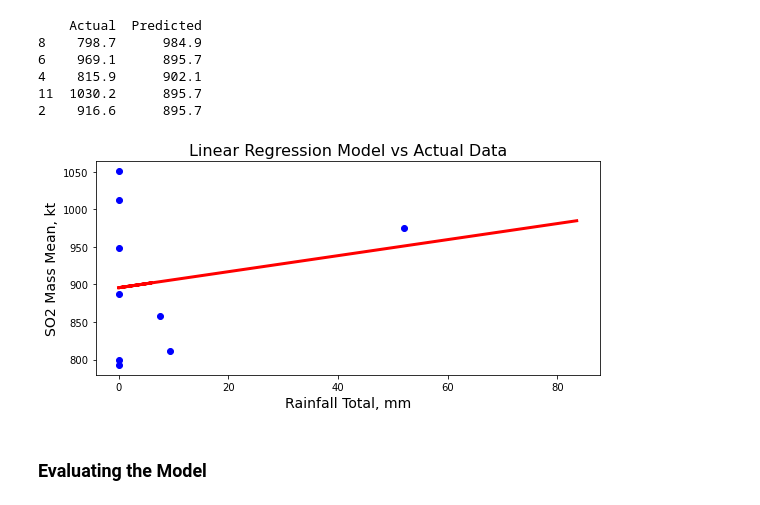
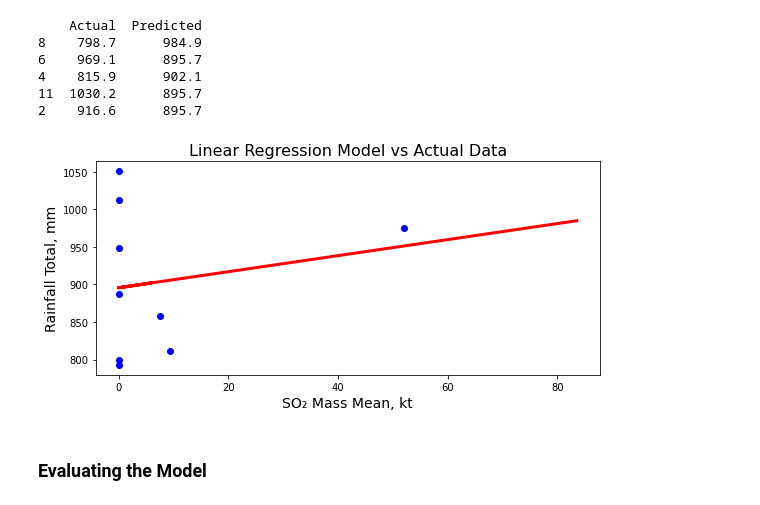
Before and after one commit to zmois/Volcanic-SO2-emission, a Jupyter notebook: Volcanos_project.ipynb, the cells around one changed output. Drawn from its saved outputs; the diff is of its cells as text; code cells hidden in the pictures.

```diff
--- a/Volcanos_project.ipynb
+++ b/Volcanos_project.ipynb
@@ -325,15 +332,15 @@ print(RfModel)
 # %%
 # Plot the Fitting Model
 fig, ax = plt.subplots(figsize = (8, 4))
 plt.scatter(X_train, y_train,  color ='blue')
 plt.plot(X_test, y_pred, color ='red', linewidth = 3)
-ax.set_xlabel('Rainfall Total, mm', fontsize = 14)
-ax.set_ylabel('SO2 Mass Mean, kt', fontsize = 14)
+ax.set_xlabel('SO\u2082 Mass Mean, kt', fontsize = 14)
+ax.set_ylabel('Rainfall Total, mm', fontsize = 14)
 plt.title('Linear Regression Model vs Actual Data', fontsize = 16)
 fig.tight_layout()
 plt.show()
 # %% [output]
-[figure, old version]
+[figure, new version]
 # %% [markdown]
 ### Evaluating the Model
 # %%
```
Also changed, not shown: parts of 7 cells of this notebook.
